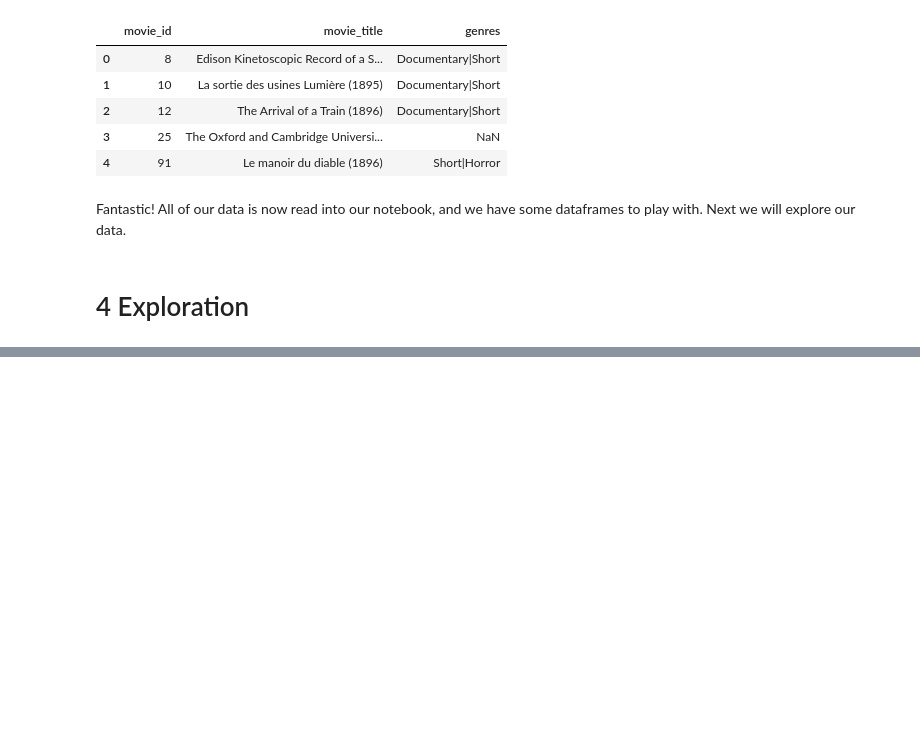
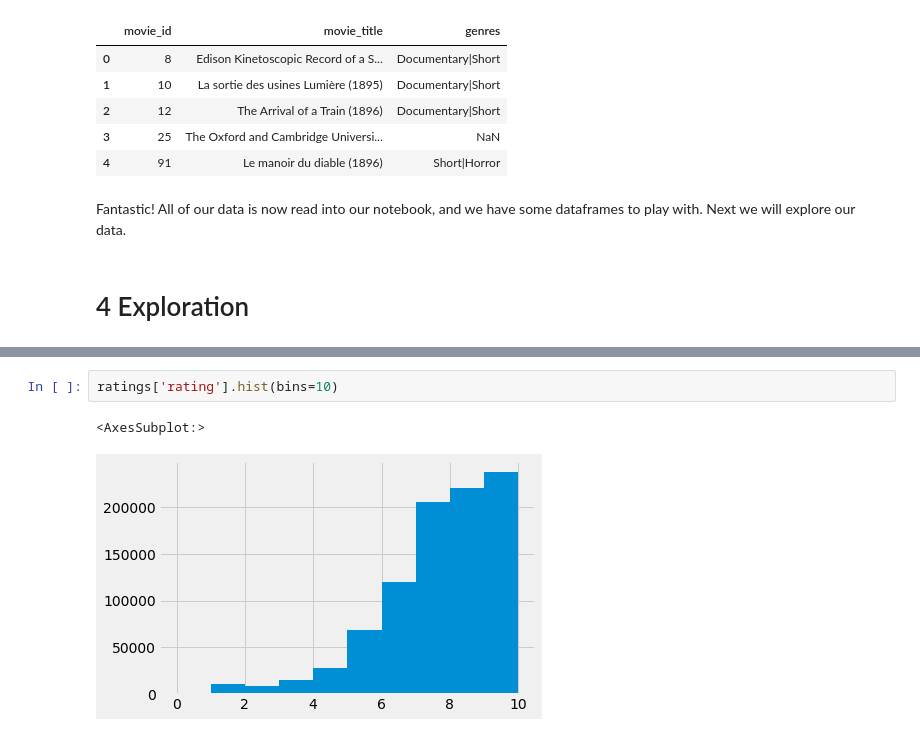
Before and after one commit to oligomyeggo/DevBio-scRNA-seq-Workshop, a Jupyter notebook: workspace/intro_to_programming/intro_to_python.ipynb, the cells around one changed output, grey strips where cells are left out. Cells and saved outputs as stored; diff of their text form; blank space fills up the shorter version.

```diff
--- a/workspace/intro_to_programming/intro_to_python.ipynb
+++ b/workspace/intro_to_programming/intro_to_python.ipynb
@@ -150,0 +221,5 @@ Fantastic! All of our data is now read into our notebook, and we have some dataf
+# %%
+ratings['rating'].hist(bins=10)
+# %% [output]
+<AxesSubplot:>
+[figure, added]
```
Also changed, not shown: parts of 83 cells of this notebook.
